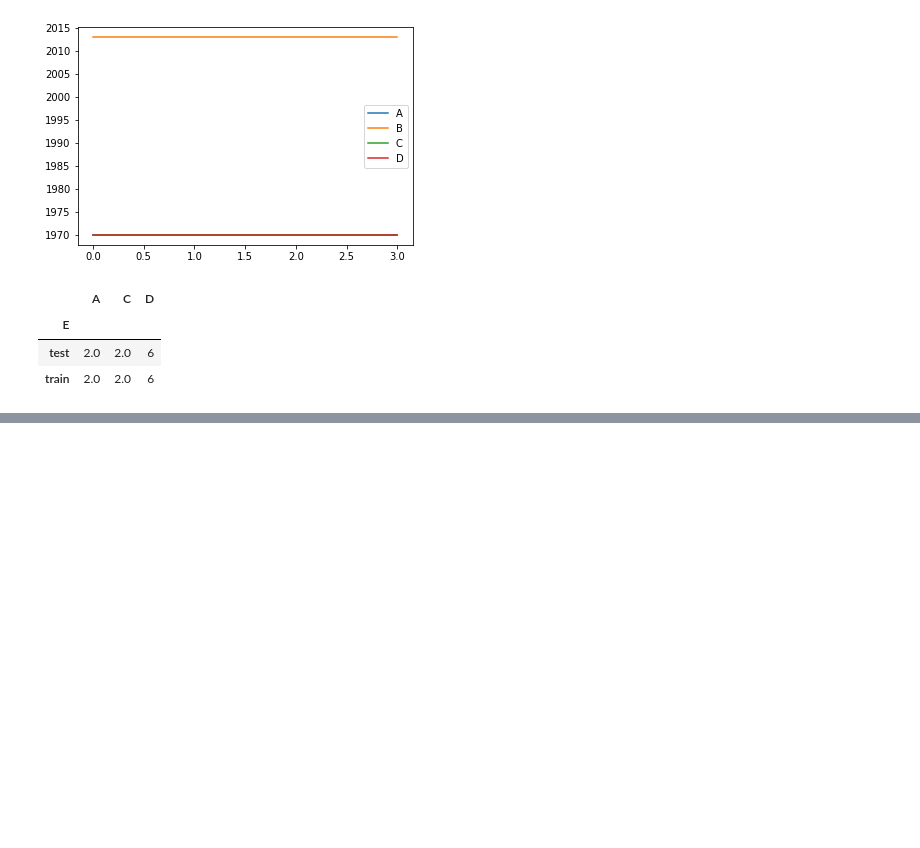
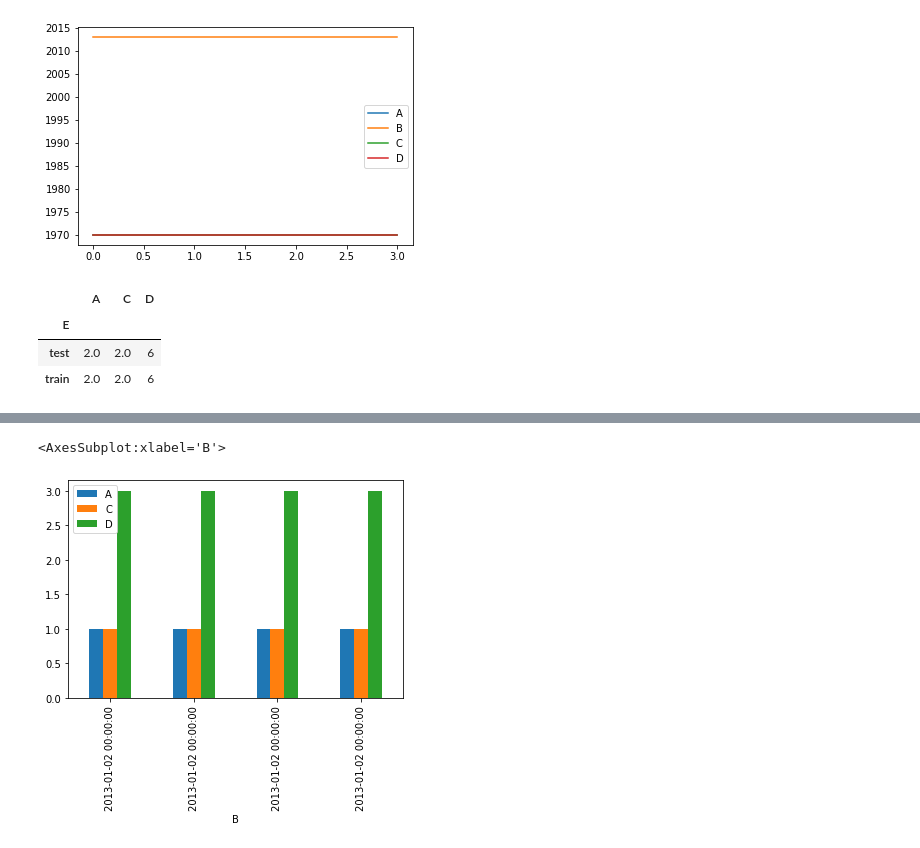
Before and after one commit to Breakthrough-Energy/plug, a Jupyter notebook: standalone/pandas.ipynb, the cells around one changed output, grey strips where cells are left out. Drawn from its saved outputs; the diff is of its cells as text; code cells hidden in the pictures; blank space fills up the shorter version.

```diff
--- a/standalone/pandas.ipynb
+++ b/standalone/pandas.ipynb
@@ -157,0 +175,2 @@ df2.groupby("E").sum("D")
+# %%
+df2.set_index("B", inplace=True)
@@ -157,0 +186,5 @@ df2.groupby("E").sum("D")
+# %%
+df2.plot(kind="bar")
+# %% [output]
+<AxesSubplot:xlabel='B'>
+[figure, added]
```
Also changed, not shown: parts of 7 cells of this notebook, 1 other file.
